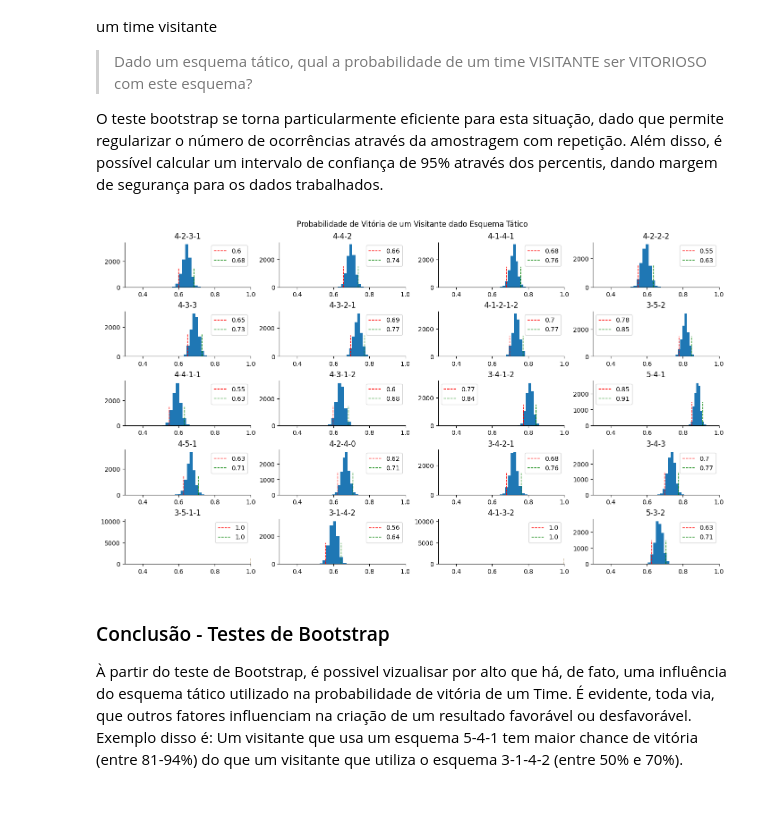
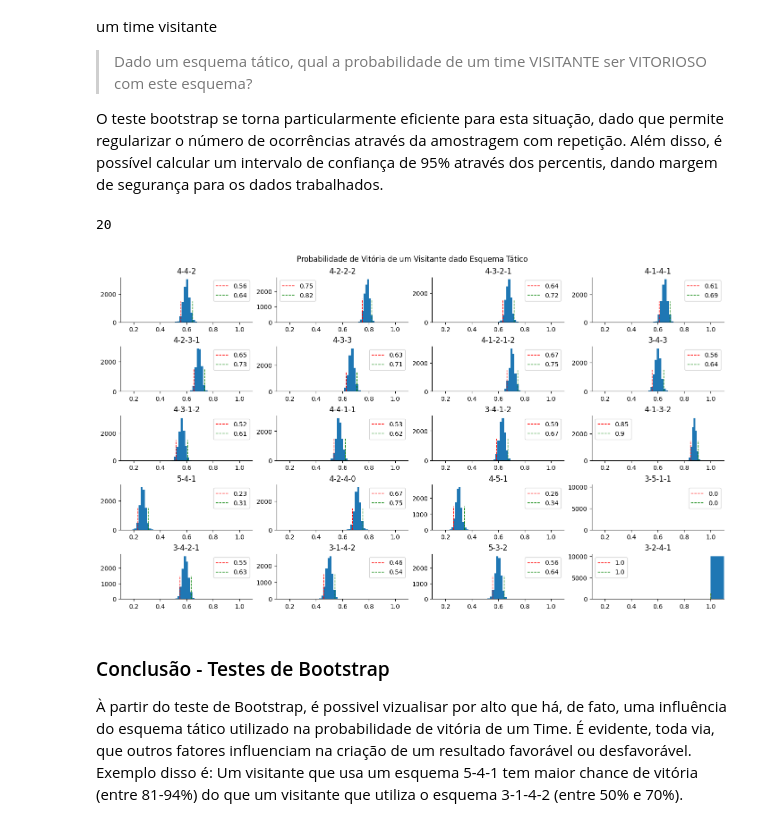
Before and after one commit to Gcastelo01/an-lise-de-forma-es, a Jupyter notebook: Análise.ipynb, the cells around one changed output. Drawn from its saved outputs; the diff is of its cells as text; code cells hidden in the pictures.

```diff
--- a/Análise.ipynb
+++ b/Análise.ipynb
@@ -69,8 +69,9 @@ camp_full.head()
 | 3 | 4 | 1 | 2003-03-30 | 16:00 | Domingo | Goias | Paysandu | NaN | ... |
 | 4 | 5 | 1 | 2003-03-30 | 16:00 | Domingo | Internacional | Ponte Preta | NaN | ... |
 # %%
-# Retirando colunas cujos dados sejam NaN
-camp_full = camp_full.dropna()
+# Colocando formação fantasma ('0-0-0') em locais com formação vazia
+camp_full['formacao_mandante'] = camp_full['formacao_mandante'].fillna('0-0-0')
+camp_full['formacao_visitante'] = camp_full['formacao_visitante'].fillna('0-0-0')
 
 #Convertendo dados de vitória para um vetor de valores: [-1, 0, 1] (empate, visitante, mandante)
 camp_full.loc[camp_full['mandante'] == camp_full['vencedor'], 'vencedor'] = 1
@@ -182,7 +183,7 @@ Tendo em vista que um dos principais problemas da base de dados é o fato dos t
 O teste bootstrap se torna particularmente eficiente para esta situação, dado que permite regularizar o número de ocorrências através da amostragem com repetição. Além disso, é possível calcular um intervalo de confiança de 95% através dos percentis, dando margem de segurança para os dados trabalhados.
 # %%
 # Realizando teste Bootstrap e Cálculo do intervalo de Confiança
-esquemas = (camp_full['formacao_mandante']).unique()
+esquemas = (camp_full.loc[camp_full['formacao_mandante'] != '0-0-0'])['formacao_mandante'].unique()
 
 n = len(esquemas)
 
@@ -190,7 +191,6 @@ valores = np.zeros((n, 10000))
 confidence = np.zeros((n, 2))
 
 for i, val in enumerate(esquemas):
-
     dados = camp_full.query(f'formacao_mandante == "{val}" & (vencedor == 1 | vencedor == 0)')
 
     val_to_bootstrap = dados['vencedor']
@@ -201,6 +205,6 @@ for i, val in enumerate(esquemas):
 # %%
 #Plotando os Resultados
-fig, vax = plt.subplots(5, 4, constrained_layout=True)
+fig, vax = plt.subplots(7, 3, constrained_layout=True)
 
 fig.suptitle("Probabilidade de Vitória de um Mandante dado Esquema Tático")
 
@@ -210,7 +214,7 @@ for ax, val, r, c in zip(vax.flat, esquemas, valores, confidence):
 
   despine(ax)
 
-  ax.set_xlim(0.3, 1.1)
+  ax.set_xlim(0.1, 1.1)
 
   ax.vlines([c[0]], 0, 1500, colors=['r'], linestyles='dashed', linewidth=1, label=f'{c[0]:.2}')
   ax.vlines([c[1]], 0, 1500, colors=['g'], linestyles='dashed', linewidth=1, label=f'{c[1]:.2}')
@@ -233,12 +237,14 @@ Novamente, realizar-se-há um teste Bootstrap, tendo em conta porém as estatís
 O teste bootstrap se torna particularmente eficiente para esta situação, dado que permite regularizar o número de ocorrências através da amostragem com repetição. Além disso, é possível calcular um intervalo de confiança de 95% através dos percentis, dando margem de segurança para os dados trabalhados.
 # %%
 # Realizando teste Bootstrap e Cálculo do intervalo de Confiança
-esquemas = (camp_full['formacao_visitante']).unique()
+esquemas = (camp_full.loc[camp_full['formacao_visitante'] != '0-0-0'])['formacao_visitante'].unique()
 
 n = len(esquemas)
 
 valores = np.zeros((n, 10000))
 confidence = np.zeros((n, 2))
+
+print(n)
 
 for i, val in enumerate(esquemas):
 
@@ -251,29 +257,31 @@ for i, val in enumerate(esquemas):
     if len(val_to_bootstrap) > 0:
       valores[i] = bootstrap_mean(val_to_bootstrap, size=500, n=10000)
       confidence[i] = confidence_interval(valores[i])
+# %% [output]
+20
 # %%
 #Plotando os Resultados
 fig, vax = plt.subplots(5, 4, constrained_layout=True)
 
 fig.suptitle("Probabilidade de Vitória de um Visitante dado Esquema Tático")
 
 for ax, val, r, c in zip(vax.flat, esquemas, valores, confidence):
 
   ax.set_title(f'{val}')
 
-  ax.set_xlim(0.3, 1)
+  ax.set_xlim(0.1, 1.1)
 
   ax.spines['right'].set_visible(False)
   ax.spines['top'].set_visible(False)
 
   ax.vlines([c[0]], 0, 1500, colors=['r'], linestyles='dashed', linewidth=1, label=f'{c[0]:.2}')
   ax.vlines([c[1]], 0, 1500, colors=['g'], linestyles='dashed', linewidth=1, label=f'{c[1]:.2}')
 
   ax.legend()
 
   ax.hist(r)
 # %% [output]
-[figure, old version]
+[figure, new version]
 # %% [markdown]
 ### Conclusão - Testes de Bootstrap
 
```
Also changed, not shown: parts of 6 cells of this notebook.
